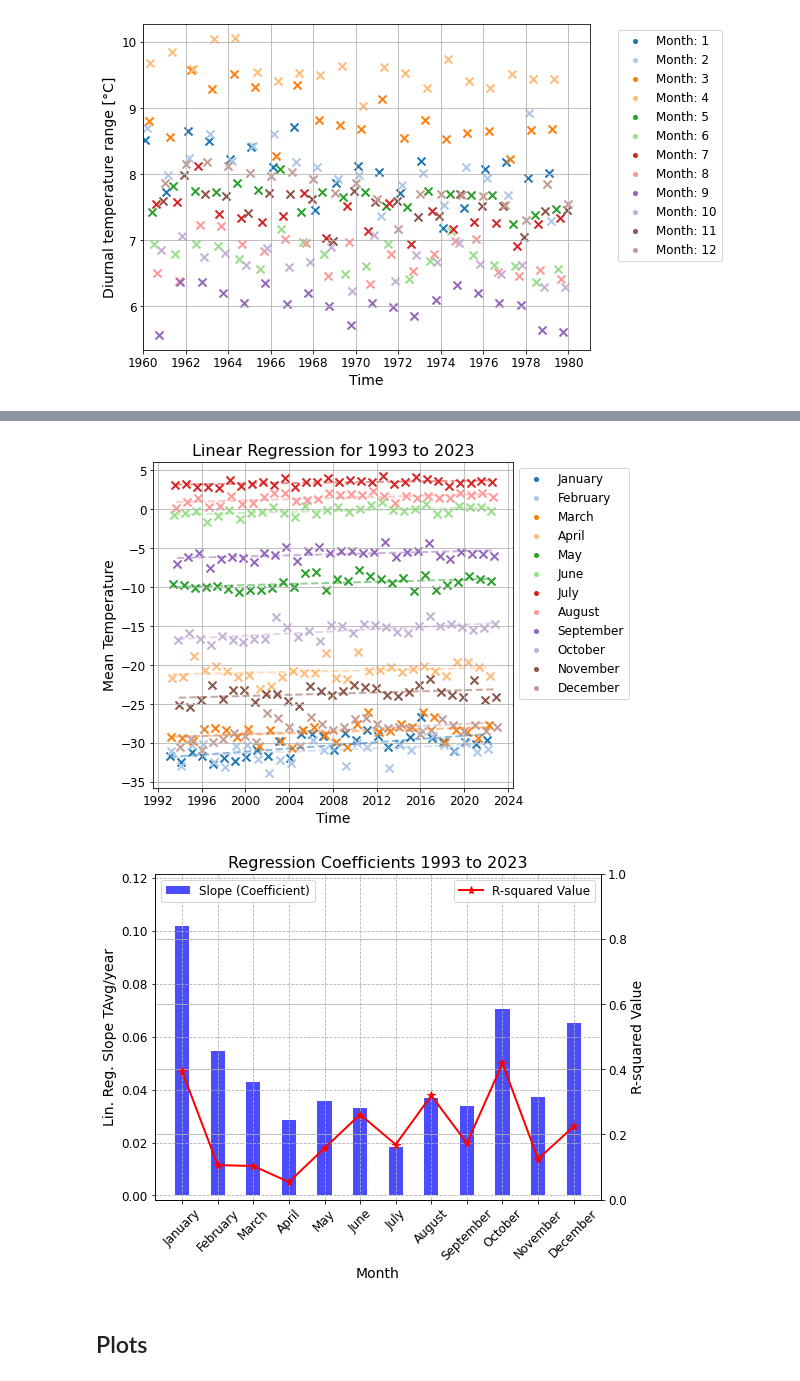
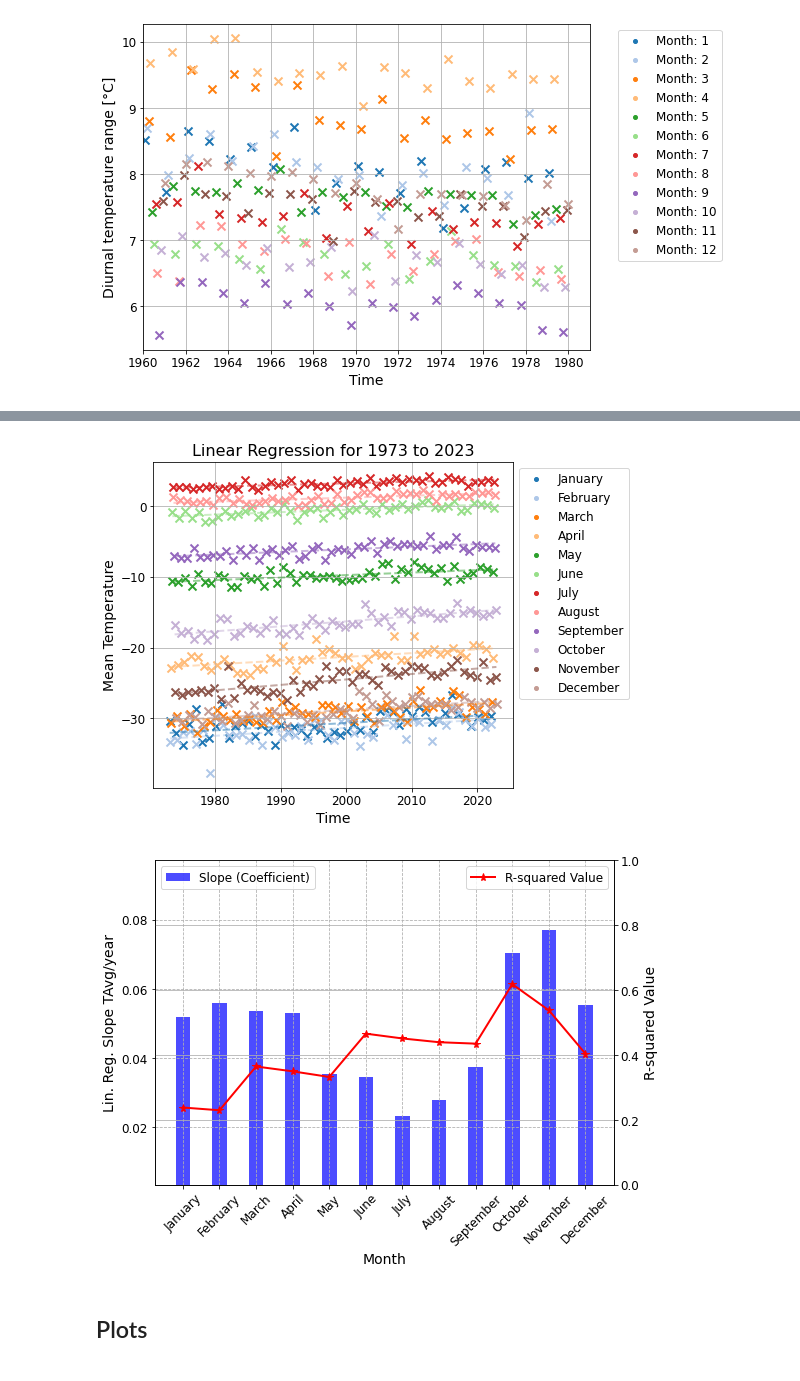
Before and after one commit to LeoausderDose/Praktikum_AWI, a Jupyter notebook: DNT_Final_stripped.ipynb, the cells around one changed output, grey strips where cells are left out. Drawn from its saved outputs; the diff is of its cells as text; code cells hidden in the pictures.

Commit message:
Produced plots

```diff
--- a/DNT_Final_stripped.ipynb
+++ b/DNT_Final_stripped.ipynb
@@ -527,7 +634,7 @@ plt.show()
 regression_coeffs = []
 r_squared_values = []
 
-startdate = pd.to_datetime('1993-01-01')
+startdate = pd.to_datetime('1973-01-01')
 enddate = pd.to_datetime('2023-01-01')
 
 for i in range(1,13):
@@ -604,6 +711,9 @@ ax2.set_ylim(0, 1)
 ax2.legend(loc='upper right')
 
 # Show the plot
-plt.title('Regression Coefficients ' + str(startdate.year) +' to ' + str(enddate.year))
+# plt.title('Regression Coefficients ' + str(startdate.year) +' to ' + str(enddate.year))
+plt.tight_layout()
+
+plt.savefig('DTR_R2_'+ str(startdate.year) +'_' + str(enddate.year)+'.png', dpi = 300)
 plt.show()
 # %% [output]
@@ -619,7 +729,7 @@ legend_handles = []
 regression_coeffs = []
 r_squared_values = []
 
-startdate = pd.to_datetime('1993-01-01')
+startdate = pd.to_datetime('1973-01-01')
 enddate = pd.to_datetime('2023-01-01')
 
 for i in range(1, 13):
@@ -674,37 +784,39 @@ plt.show()
 slopes = [slope for slope, _ in regression_coeffs]
 r_squared_values = np.array(r_squared_values)  # Convert to numpy array for easier manipulation
 
 # Create a figure and a set of subplots
 fig, ax1 = plt.subplots()
 
 # Create x-values for the bars
 x = np.arange(len(slopes))
 
 # Plot the slopes as bars on the primary y-axis
 ax1.bar(x, slopes, width=0.4, color='b', alpha=0.7, label='Slope (Coefficient)')
 ax1.set_xlabel('Month')
 ax1.set_ylabel('Lin. Reg. Slope TAvg/year')
 ax1.set_ylim(min(slopes) - 0.02, max(slopes) + 0.02)
 
 # Rotate the x-axis tick labels
 ax1.set_xticks(x)
 ax1.set_xticklabels([month_label[i] for i in range(len(slopes))], rotation=45)  # Rotate the labels here
 ax1.grid(ls = '--')
 ax1.legend(loc='upper left')
 
 # Create a secondary y-axis for R-squared values on the right
 ax2 = ax1.twinx()
 ax2.plot(x, r_squared_values, 'r*-', label='R-squared Value')
 ax2.set_ylabel('R-squared Value')
 ax2.set_ylim(0, 1)
 ax2.legend(loc='upper right')
 
-# Show the plot
-plt.title('Regression Coefficients ' + str(startdate.year) +' to ' + str(enddate.year))
+# plt.title('Regression Coefficients ' + str(startdate.year) +' to ' + str(enddate.year))
+plt.tight_layout()
+
+plt.savefig('TMean_R2_'+ str(startdate.year) +'_' + str(enddate.year)+'.png', dpi = 300)
 plt.show()
 # %% [output]
-[figure, old version]
+[figure, new version]
-[figure, old version]
+[figure, new version]
 # %% [markdown]
 ## Plots
 # %%
```
Also changed, not shown: parts of 7 cells of this notebook, 6 other files.
